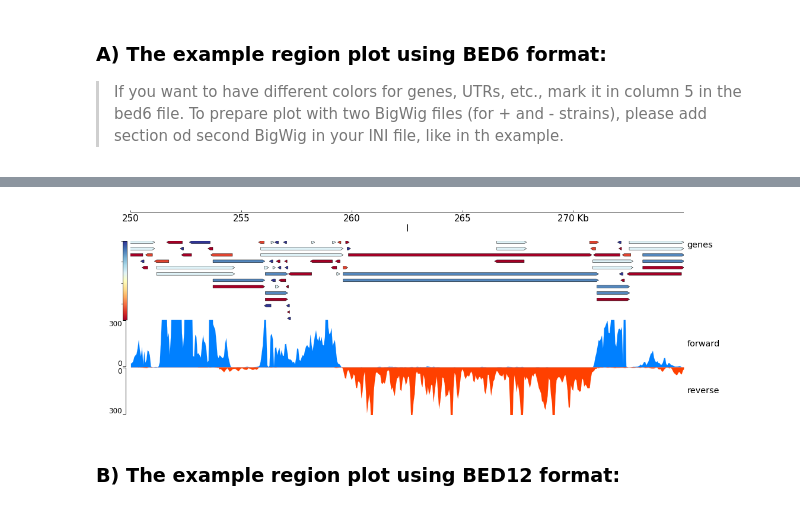
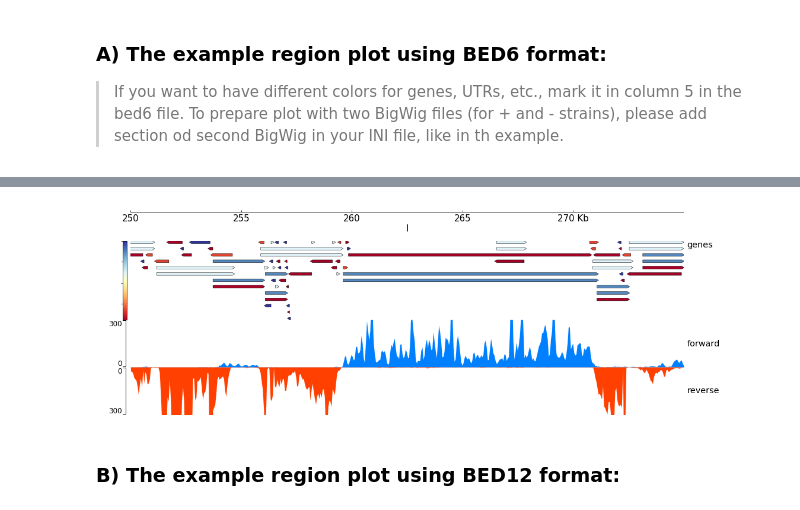
Before and after one commit to igib-rna-tails/Workflow_Genes_Regions, a Jupyter notebook: PGT_Workflow_LL.ipynb, the cells around one changed output, grey strips where cells are left out. Drawn from its saved outputs; the diff is of its cells as text; code cells hidden in the pictures.

```diff
--- a/PGT_Workflow_LL.ipynb
+++ b/PGT_Workflow_LL.ipynb
@@ -348,15 +348,15 @@ INFO:pygenometracks.tracksClass:plotting 5. [bigwig_reverse]
 # %%
 # Look at the new plot
 from IPython.display import Image
 
 #The name of the new file (.png) with plot showing genomic location
 #
 # Just copy the name of new .png file
 
-png_bed6 = "bed6_twoBigWig_5.png"
+png_bed6 = "bed6_twoBigWig_6.png"
 Image(png_bed6)
 # %% [output]
-[figure, old version]
+[figure, new version]
 # %% [markdown]
 ### B) The example region plot using BED12 format:
 # %%
```
Also changed, not shown: parts of 5 cells of this notebook.
